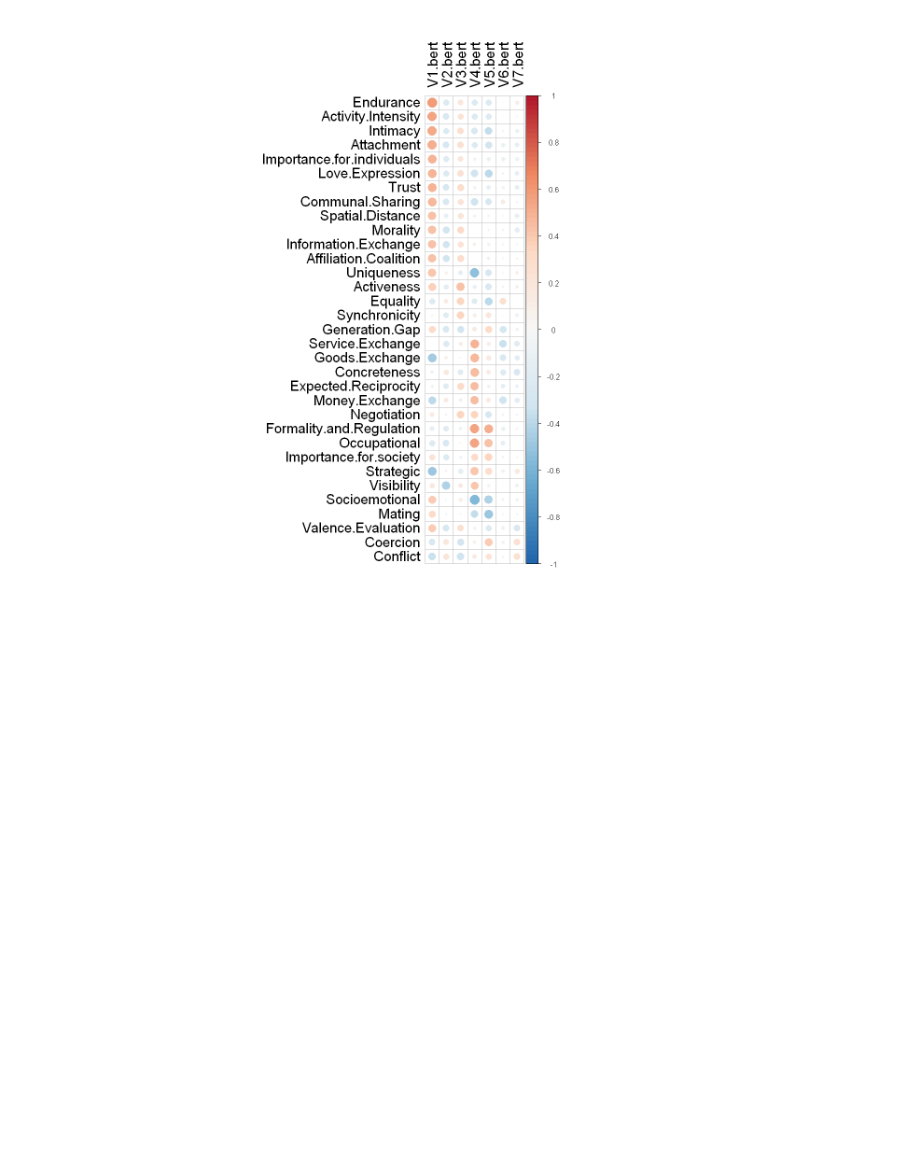
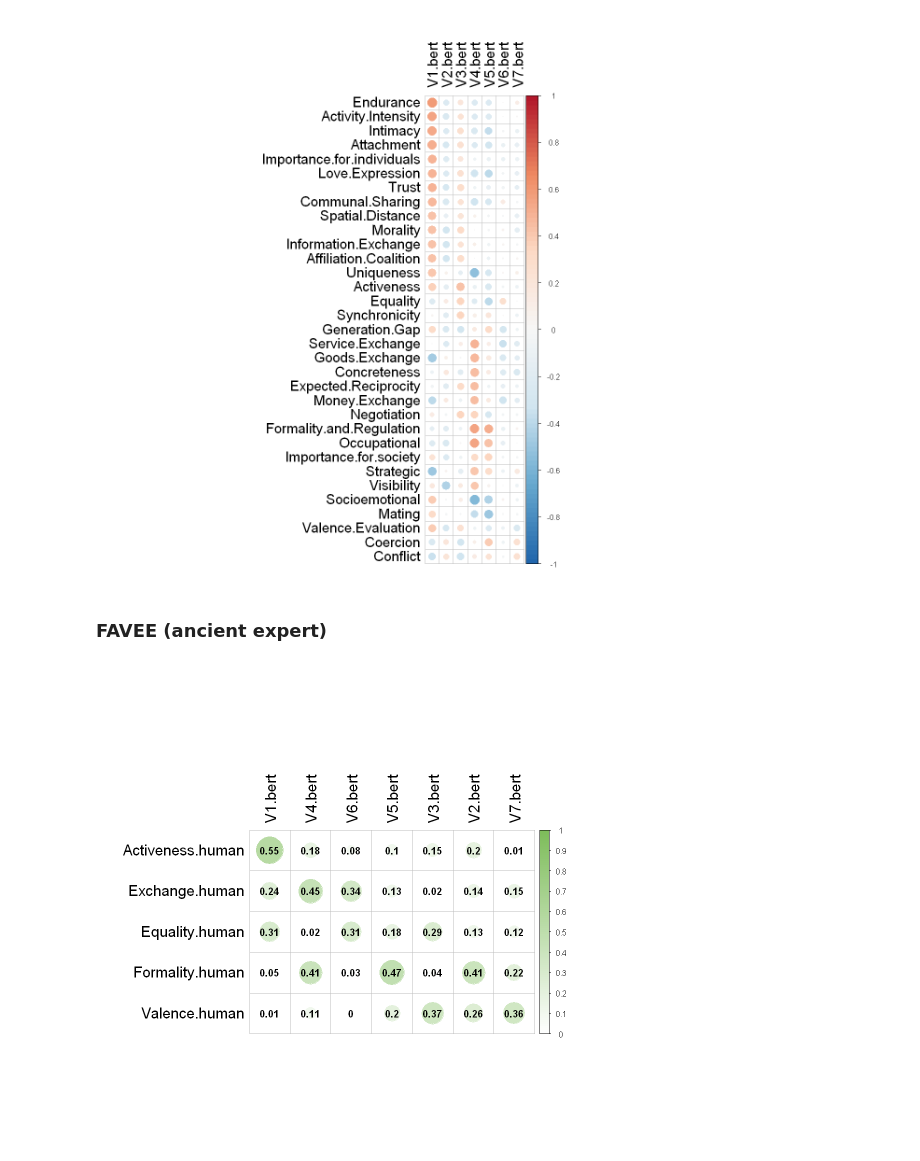
Before and after one commit to BNU-Wang-MSN-Lab/FAVEE-HPP, a Jupyter notebook: Study3/Across_history/3.Human_compare&Model_compare/4.PCA.ipynb, the cells around one changed output. Cells and saved outputs as stored; diff of their text form; code cells hidden in the pictures; blank space fills up the shorter version.

```diff
--- a/Study3/Across_history/3.Human_compare&Model_compare/4.PCA.ipynb
+++ b/Study3/Across_history/3.Human_compare&Model_compare/4.PCA.ipynb
@@ -607,5 +607,12 @@ bert_768d_ancient = scaleN(bert_768d_ancient)
 rels_ancient_order = rownames(bert_768d_ancient)
 
 dim(bert_768d_ancient)
+human_scores_ancient = human_scores[rels_ancient_order,]
+human_33d_ancient = human_33d[rels_ancient_order,]
+
+human_sim_ancient = human_sim[rels_ancient_order,rels_ancient_order]
+human_sim_ancient_array = lowerTriangle(human_sim_ancient)
+bert_768d_ancient_sim = cosine_matrix(bert_768d_ancient)
+cor(human_sim_ancient_array,lowerTriangle(bert_768d_ancient_sim), method = 'spearman')
 # %% [output]
 [1] 120 768
@@ -1024,3 +1042,38 @@ corrplot(as.matrix(loadings_var_reorder),is.corr=FALSE,
          col = colorRampPalette(rev(brewer.pal(n=7,name ="RdBu")))(100))
 # %% [output]
 [figure]
+# %% [markdown]
+### FAVEE (ancient expert)
+# %%
+expert_scores = read.csv('../../Expert_reliability/output_data/favee_hpp_results/expert_120r_scores.csv',
+                         row.names=1)
+colnames(expert_scores) = paste0(colnames(expert_scores),'.human')
+# %%
+ncomp = 7
+dim_rel.pca = prcomp(bert_768d_ancient)
+loadings_none = dim_rel.pca$rotation[,1:ncomp]%*% diag(dim_rel.pca$sdev,ncomp,ncomp)
+scores_none = dim_rel.pca$x[,1:ncomp]
+
+# pca with varimax rotation
+loadings_var = data.frame(varimax(loadings_none)$loadings[,])
+scores_var = scale(scores_none) %*% varimax(loadings_none)$rotmat
+
+bert_scores = data.frame(scores_var)
+colnames(bert_scores) = paste0('V',seq(1,ncomp),'.bert')
+
+bert_human_combine = cbind(expert_scores,bert_scores)
+bert_human_cor = cor(bert_human_combine,method='spearman')
+bert_scores_ancient = bert_scores
+
+options(repr.plot.width=8, repr.plot.height=8)
+plot_scores_ancient = abs(bert_human_cor[1:5,6:length(bert_human_combine)])
+plot_scores_ancient = plot_scores_ancient[
+              paste0(c('Activeness','Exchange','Equality','Formality','Valence'),'.human'),
+                      paste0('V',c(1,4,6,5,3,2,7),'.bert')]
+corrplot(plot_scores_ancient,is.corr=FALSE,
+         addCoef.col = "black",
+         tl.col="black",tl.cex=1.5,
+         col.lim = c(0,1),
+        col = colorRampPalette(c("white","#7EBD5B"))(100))
+# %% [output]
+[figure, added]
```
Also changed, not shown: parts of 2 cells of this notebook, 1 other file.
